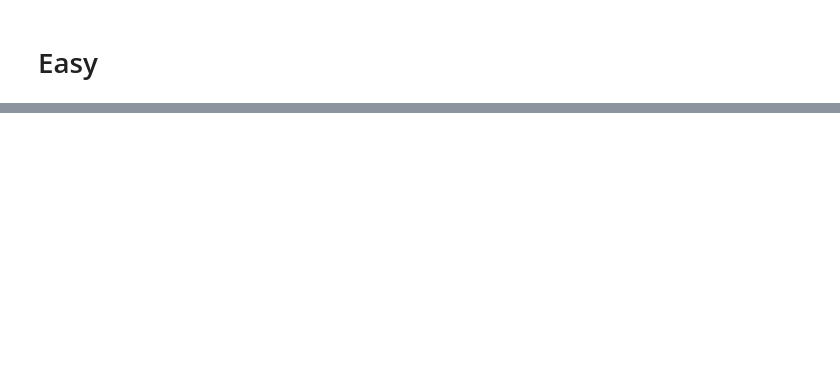
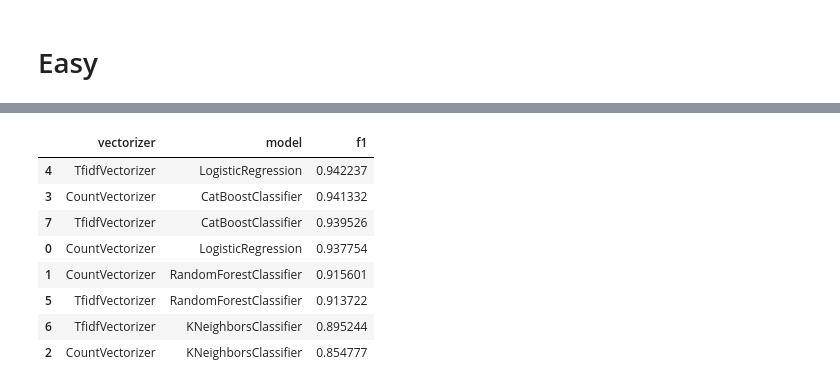
Before and after one commit to nixiieee/hse-ml-course-2024-hw, a Jupyter notebook: notebooks/06-homework.ipynb, the cells around one changed output, grey strips where cells are left out. Saved outputs shown, nothing was run; the diff lists cells and outputs as text; code cells hidden in the pictures; blank space fills up the shorter version.

```diff
--- a/notebooks/06-homework.ipynb
+++ b/notebooks/06-homework.ipynb
@@ -74,0 +115,4 @@ Please also refer to the documentation for alternative solver options:
+# %%
+df['text_modified'] = df['text_modified'].apply(stem_delete_stopwords)
+df.drop(inplace=True, columns=['text', 'title'])
+df.head()
@@ -74,0 +126,3 @@ Please also refer to the documentation for alternative solver options:
+# %%
+train, test = train_test_split(df, test_size=0.2, random_state=42)
+train.shape[0], test.shape[0]
@@ -74,0 +131,29 @@ Please also refer to the documentation for alternative solver options:
+# %%
+fit_results = []
+
+x_train = train['text_modified']
+x_test = test['text_modified']
+y_train = train['rating']
+y_test = test['rating']
+
+for vectorizer in [CountVectorizer(), TfidfVectorizer()]:
+    for model in [LogisticRegression(random_state=42), RandomForestClassifier(random_state=42),
+                  KNeighborsClassifier(), CatBoostClassifier(metric_period=100, random_state=42)]:
+        pipeline = Pipeline(
+            [
+                ("vectorizer", vectorizer),
+                ("model", model),
+            ]
+        )
+        pipeline.fit(x_train, y_train)
+        y_pred = pipeline.predict(x_test)
+        metric = f1_score(y_pred, y_test)
+        fit_results.append(
+            {
+                'vectorizer': vectorizer.__class__.__name__,
+                'model': model.__class__.__name__,
+                'f1': metric,
+            }
+        )
+
+fit_results = pd.DataFrame(fit_results)
@@ -74,0 +178,12 @@ Please also refer to the documentation for alternative solver options:
+# %%
+fit_results.sort_values('f1', ascending=False)
+# %% [output]
+|  | vectorizer | model | f1 |
+| 4 | TfidfVectorizer | LogisticRegression | 0.942237 |
+| 3 | CountVectorizer | CatBoostClassifier | 0.941332 |
+| 7 | TfidfVectorizer | CatBoostClassifier | 0.939526 |
+| 0 | CountVectorizer | LogisticRegression | 0.937754 |
+| 1 | CountVectorizer | RandomForestClassifier | 0.915601 |
+| 5 | TfidfVectorizer | RandomForestClassifier | 0.913722 |
+| 6 | TfidfVectorizer | KNeighborsClassifier | 0.895244 |
+| 2 | CountVectorizer | KNeighborsClassifier | 0.854777 |
```
Also changed, not shown: parts of 26 cells of this notebook.
